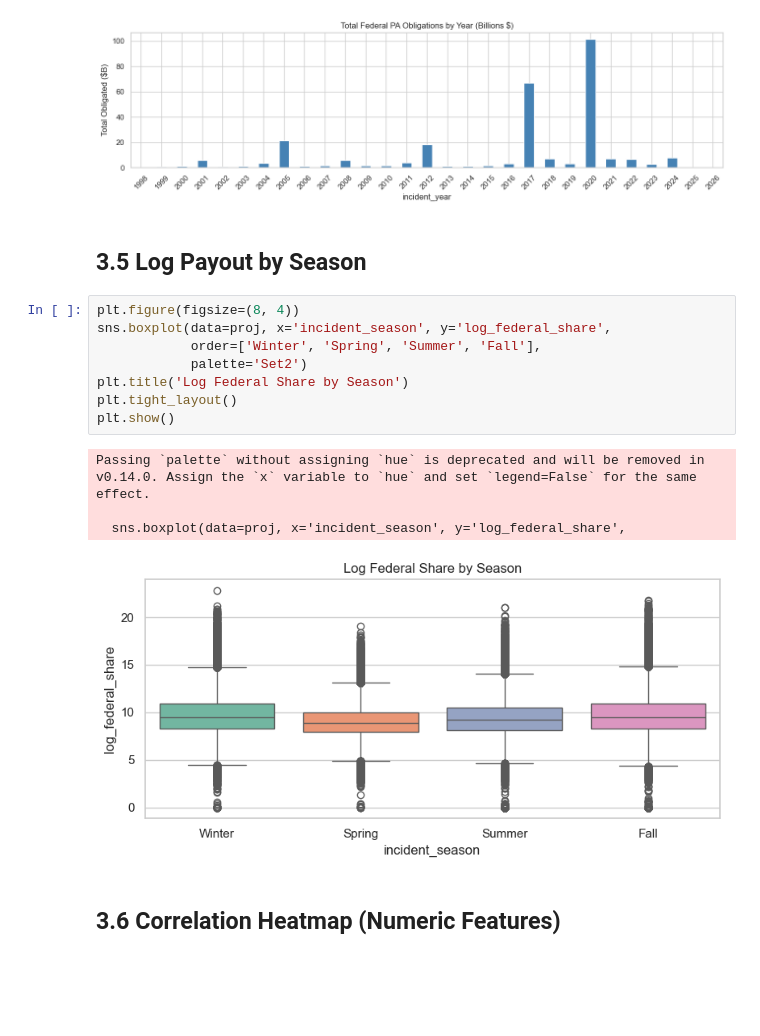
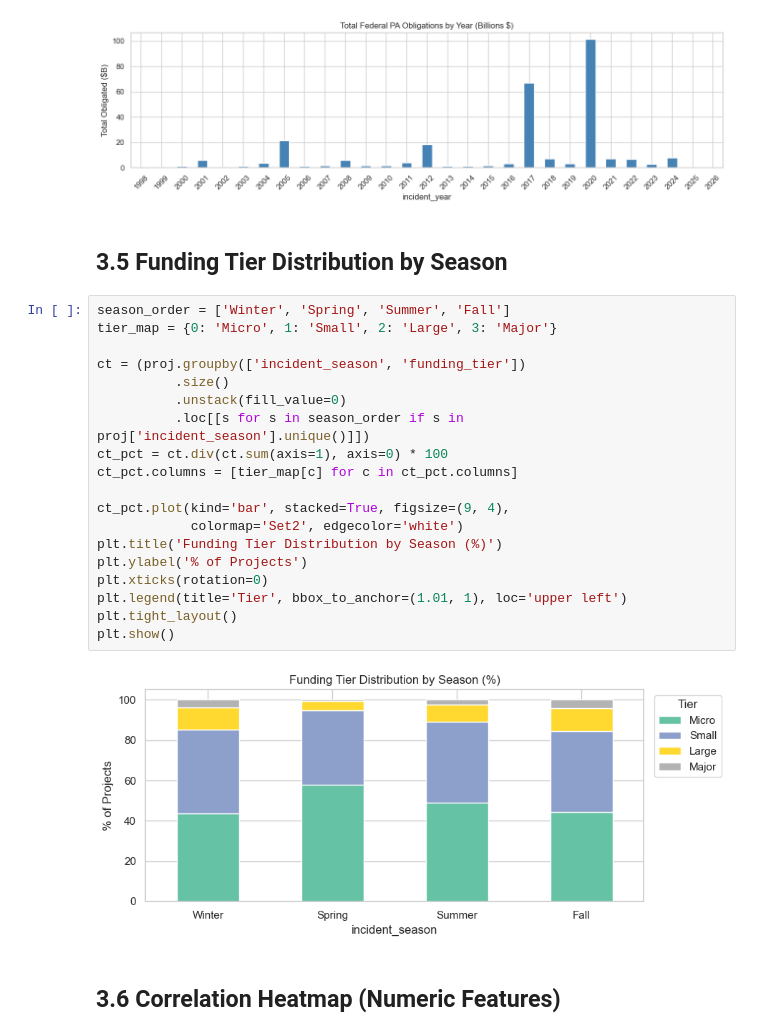
Before and after one commit to selfede/ai_final_proj, a Jupyter notebook: notebooks/03_eda.ipynb, the cells around one changed output. Drawn from its saved outputs; the diff is of its cells as text; blank space fills up the shorter version.

```diff
--- a/notebooks/03_eda.ipynb
+++ b/notebooks/03_eda.ipynb
@@ -107,20 +103,28 @@ plt.show()
 # %% [output]
 [figure]
 # %% [markdown]
-## 3.5 Log Payout by Season
+## 3.5 Funding Tier Distribution by Season
-# %%
-plt.figure(figsize=(8, 4))
-sns.boxplot(data=proj, x='incident_season', y='log_federal_share',
-            order=['Winter', 'Spring', 'Summer', 'Fall'],
-            palette='Set2')
-plt.title('Log Federal Share by Season')
-plt.tight_layout()
-plt.show()
-# %% [output]
-Passing `palette` without assigning `hue` is deprecated and will be removed in v0.14.0. Assign the `x` variable to `hue` and set `legend=False` for the same effect.
-
-  sns.boxplot(data=proj, x='incident_season', y='log_federal_share',
-[figure, removed]
+# %%
+season_order = ['Winter', 'Spring', 'Summer', 'Fall']
+tier_map = {0: 'Micro', 1: 'Small', 2: 'Large', 3: 'Major'}
+
+ct = (proj.groupby(['incident_season', 'funding_tier'])
+          .size()
+          .unstack(fill_value=0)
+          .loc[[s for s in season_order if s in proj['incident_season'].unique()]])
+ct_pct = ct.div(ct.sum(axis=1), axis=0) * 100
+ct_pct.columns = [tier_map[c] for c in ct_pct.columns]
+
+ct_pct.plot(kind='bar', stacked=True, figsize=(9, 4),
+            colormap='Set2', edgecolor='white')
+plt.title('Funding Tier Distribution by Season (%)')
+plt.ylabel('% of Projects')
+plt.xticks(rotation=0)
+plt.legend(title='Tier', bbox_to_anchor=(1.01, 1), loc='upper left')
+plt.tight_layout()
+plt.show()
+# %% [output]
+[figure, added]
 # %% [markdown]
 ## 3.6 Correlation Heatmap (Numeric Features)
 # %%
```
Also changed, not shown: parts of 2 cells of this notebook, 3 other files.
